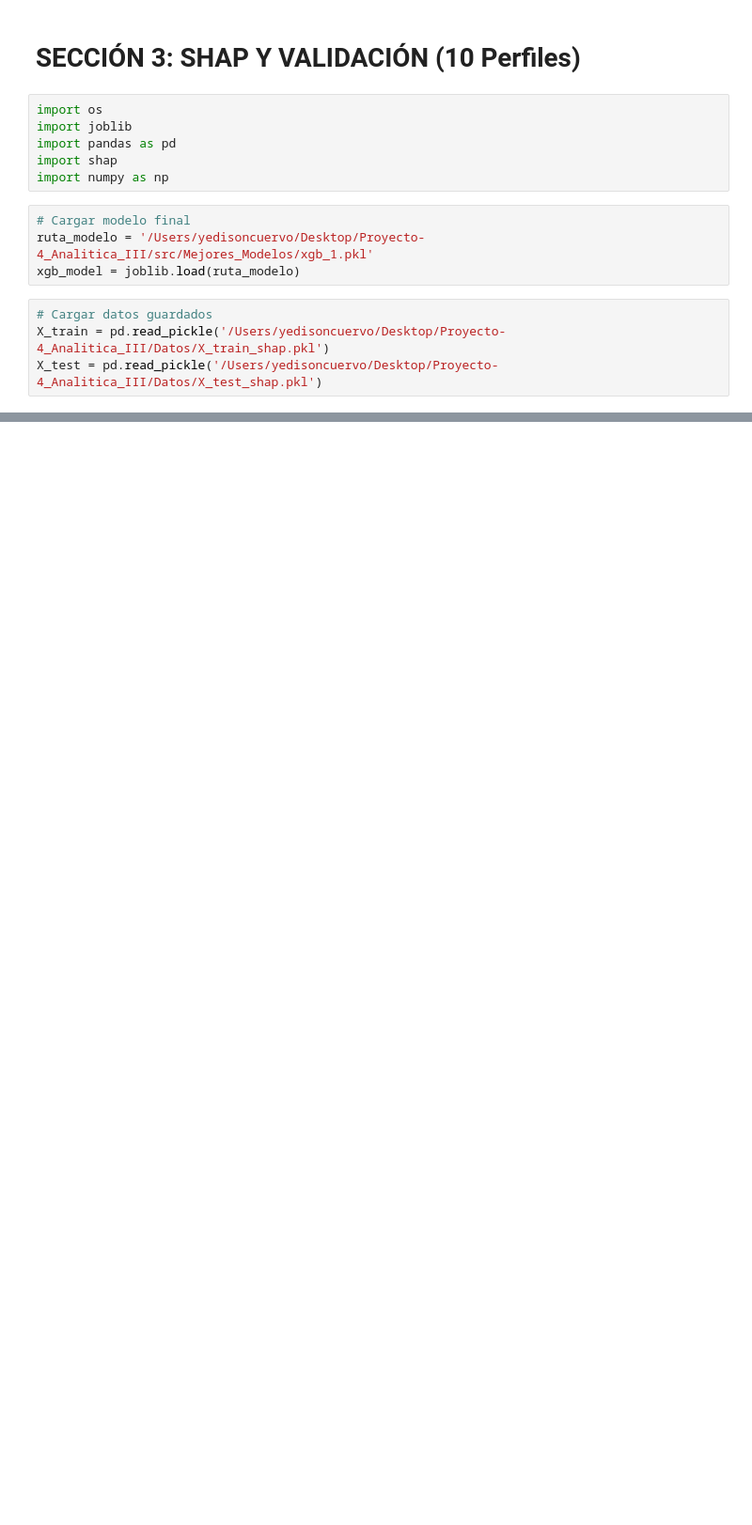
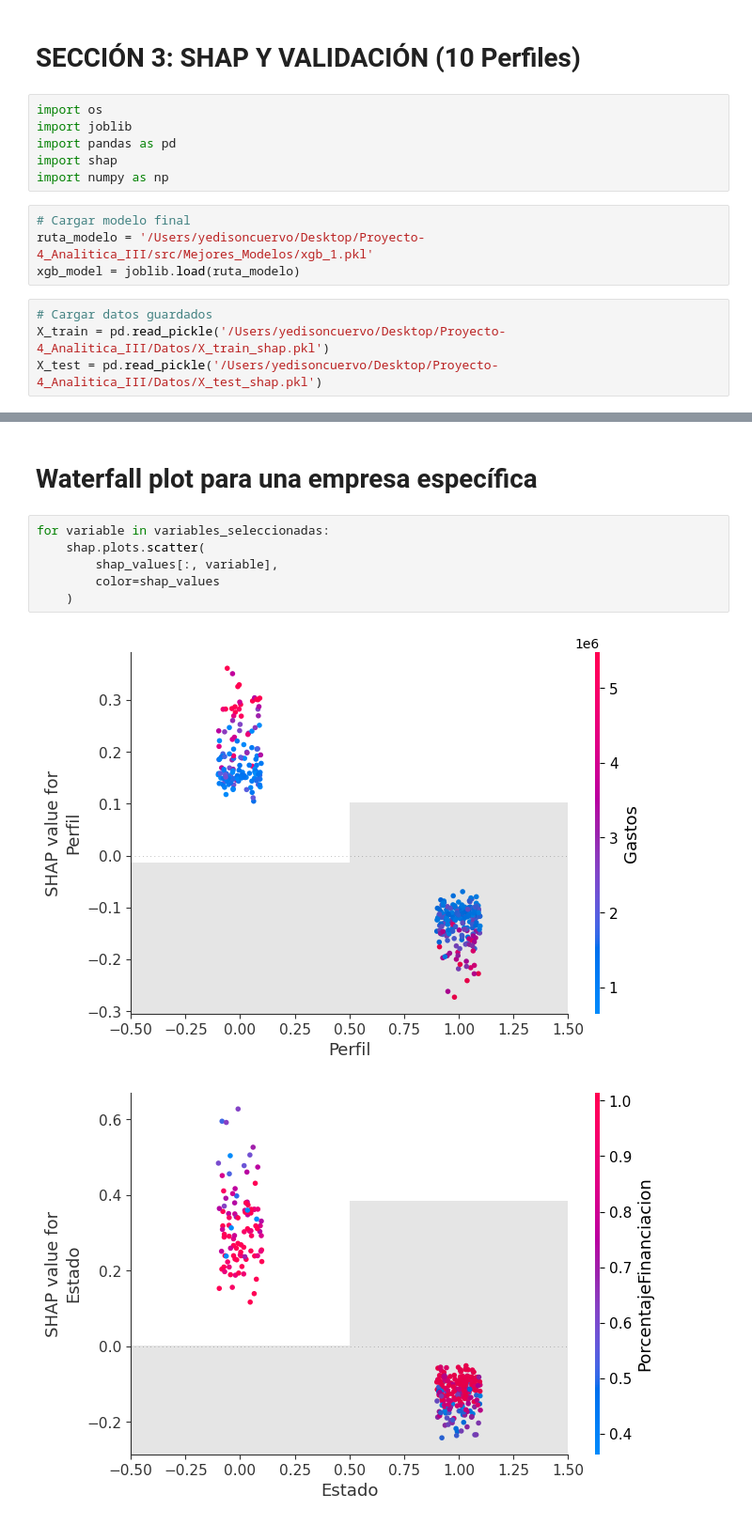
Before and after one commit to yacuervo18/Proyecto-4_Analitica_III, a Jupyter notebook: src/Shap_Validacion.ipynb, the cells around one changed output, grey strips where cells are left out. Shown at 94% size. Saved outputs shown, nothing was run; the diff lists cells and outputs as text; blank space fills up the shorter version.

```diff
--- a/src/Shap_Validacion.ipynb
+++ b/src/Shap_Validacion.ipynb
@@ -31,0 +46,11 @@ shap.plots.bar(shap_values, max_display=X_test.shape[1])
+# %% [markdown]
+# Waterfall plot para una empresa específica
+# %%
+for variable in variables_seleccionadas:
+    shap.plots.scatter(
+        shap_values[:, variable],
+        color=shap_values
+    )
+# %% [output]
+[figure, added]
+[figure, added]
```
Also changed, not shown: parts of 6 cells of this notebook.
